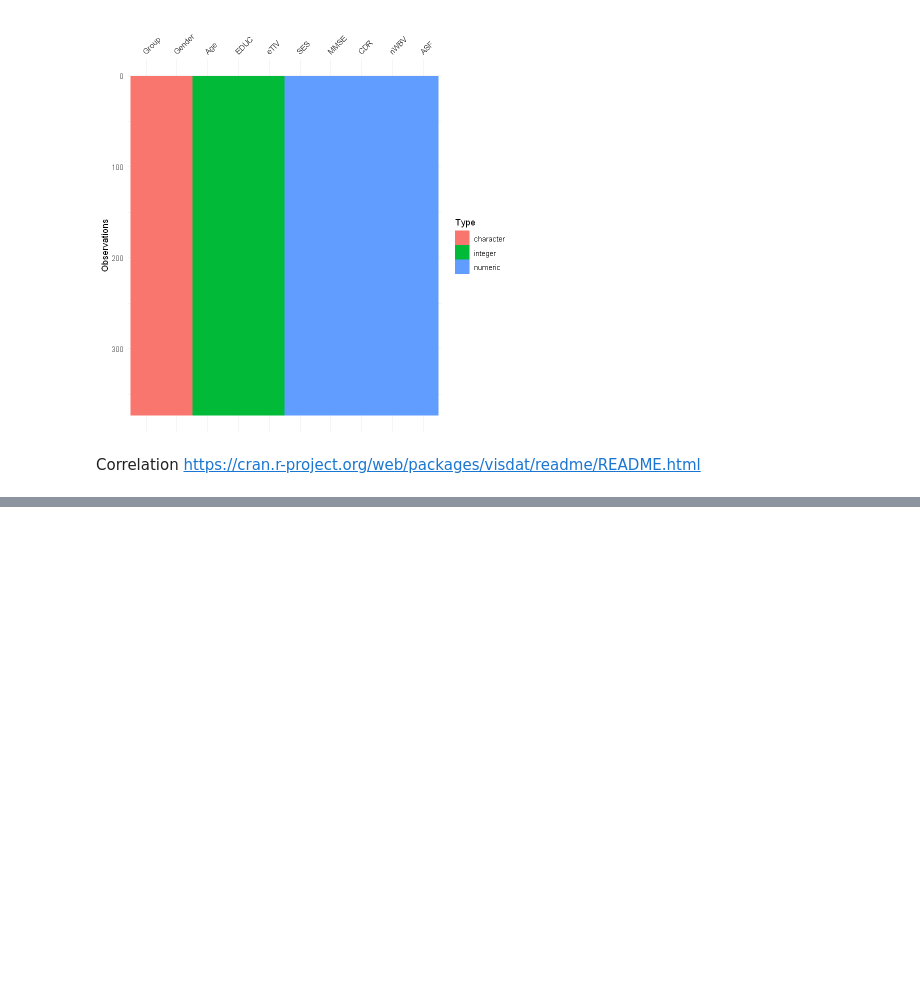
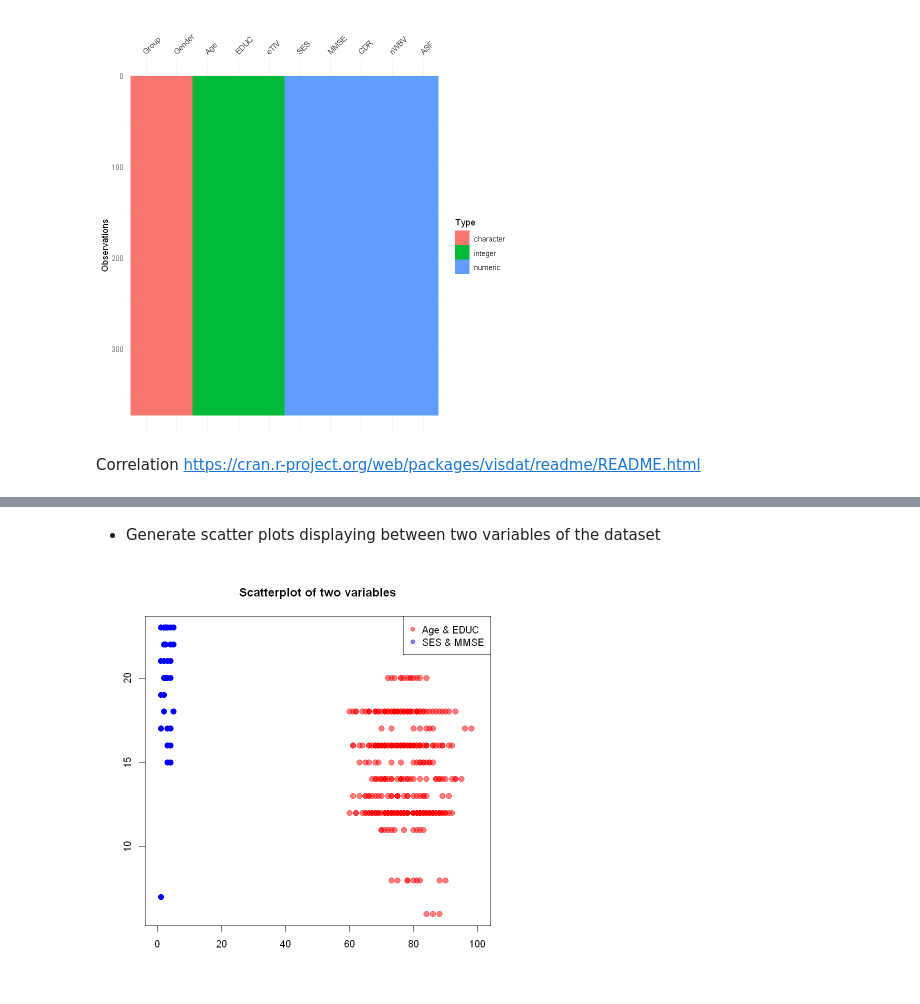
Before and after one commit to JuanPablo70/PGAD-Assignment02, a Jupyter notebook: AlzheimerFeatures.ipynb, the cells around one changed output, grey strips where cells are left out. Drawn from its saved outputs; the diff is of its cells as text; code cells hidden in the pictures; blank space fills up the shorter version.

```diff
--- a/AlzheimerFeatures.ipynb
+++ b/AlzheimerFeatures.ipynb
@@ -209,0 +220,9 @@ Correlation https://cran.r-project.org/web/packages/visdat/readme/README.html
+# %% [markdown]
+- Generate scatter plots displaying between two variables of the dataset
+# %%
+plot(newDf$Age, newDf$EDUC, col=rgb(1,0,0,0.5), xlim=c(0,100),pch=19, cex=1.3, xlab="", ylab="", main="Scatterplot of two variables")
+points(newDf$SES, newDf$MMSE, col="blue", pch=19, cex=1.3)
+
+legend(x="topright", legend=c("Age & EDUC", "SES & MMSE"), pch=c(19, 19), col=c(rgb(1,0,0,0.5), rgb(0,0,1,0.5)))
+# %% [output]
+[figure, added]
```
Also changed, not shown: parts of 7 cells of this notebook.
